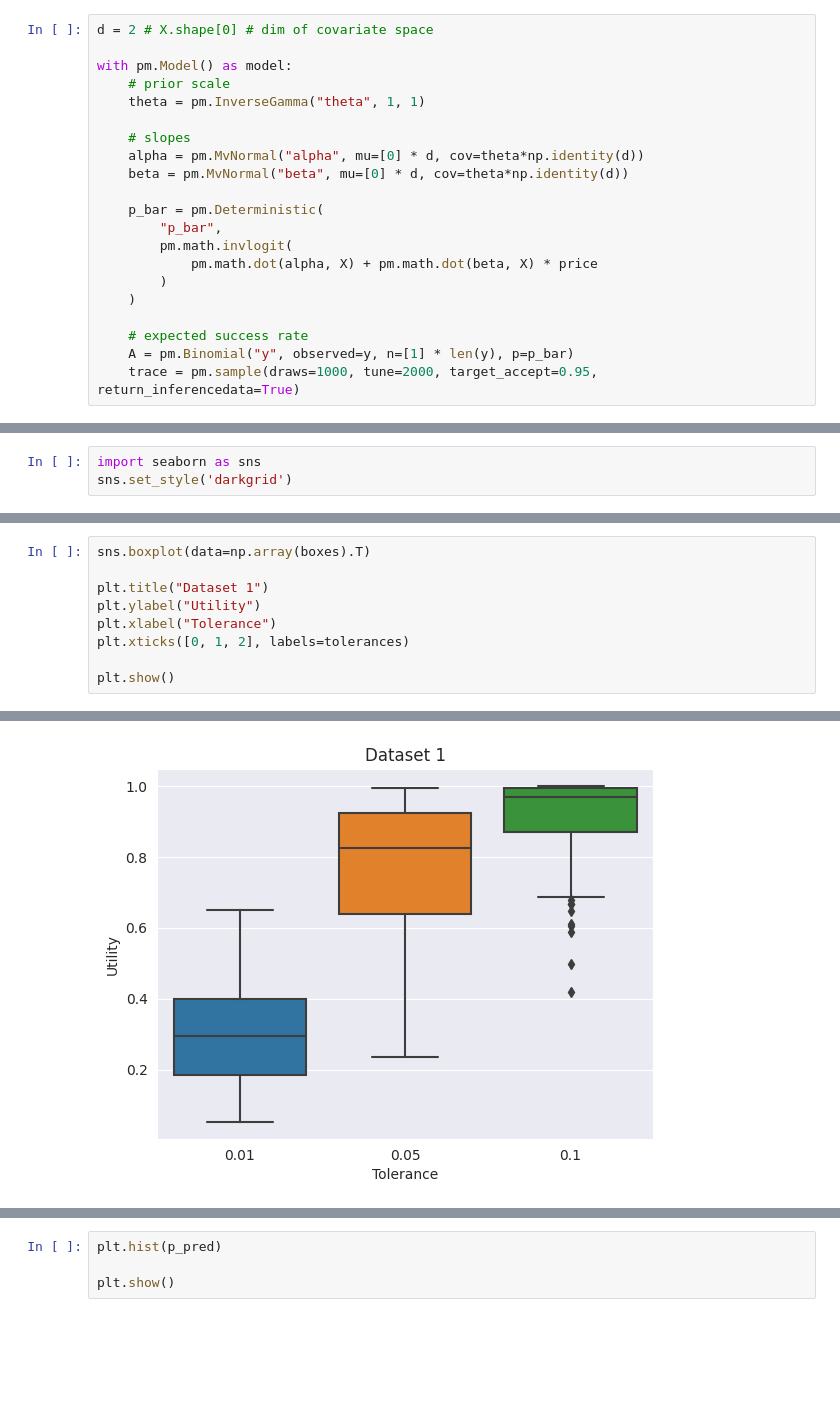
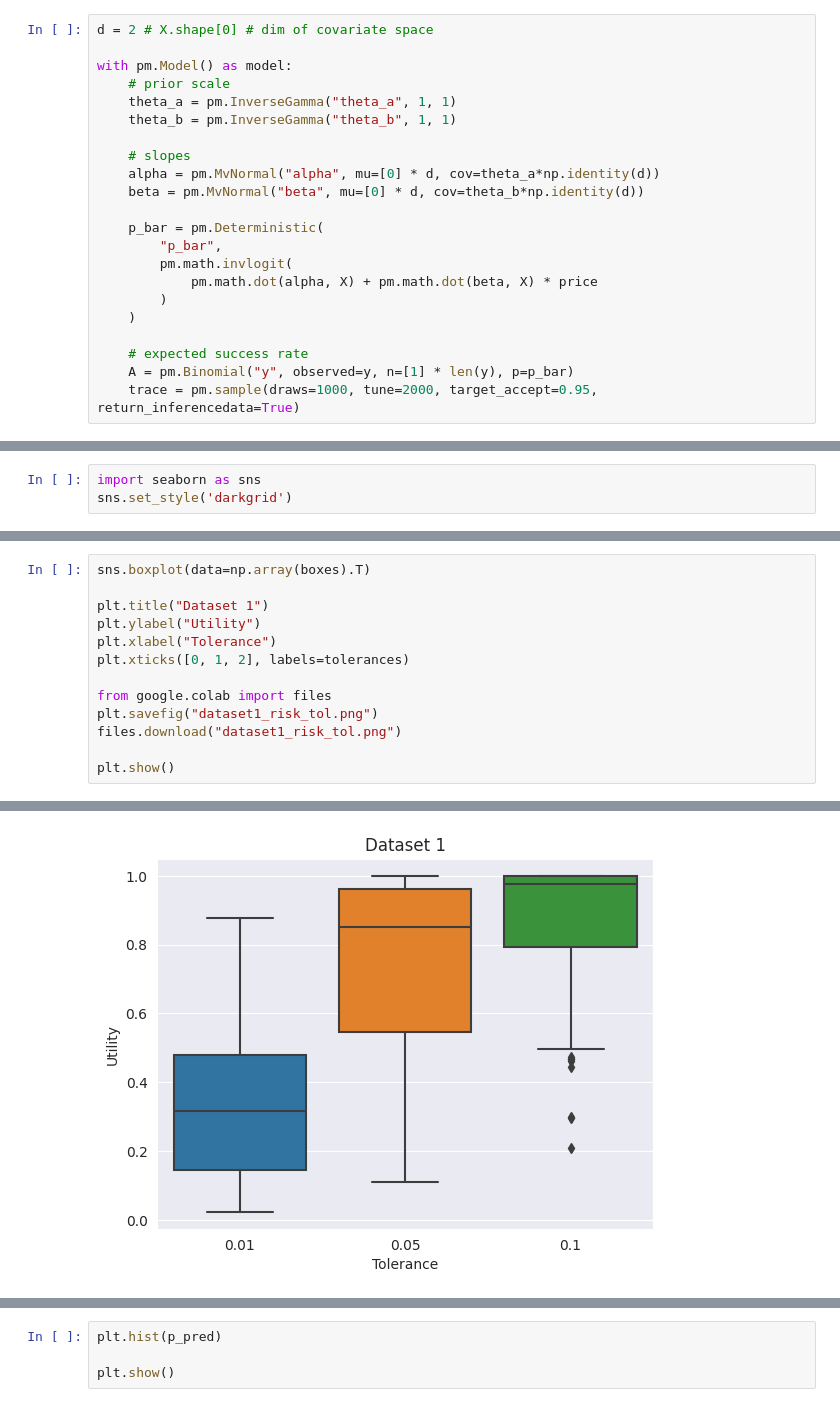
Before and after one commit to lentin26/Student-Prescription-Tree, a Jupyter notebook: lightGBM.ipynb, the cells around one changed output, grey strips where cells are left out. Cells and saved outputs as stored; diff of their text form; blank space fills up the shorter version.

```diff
--- a/lightGBM.ipynb
+++ b/lightGBM.ipynb
@@ -2068,11 +2068,12 @@ d = 2 # X.shape[0] # dim of covariate space
 
 with pm.Model() as model:
     # prior scale
-    theta = pm.InverseGamma("theta", 1, 1)
+    theta_a = pm.InverseGamma("theta_a", 1, 1)
+    theta_b = pm.InverseGamma("theta_b", 1, 1)
 
     # slopes
-    alpha = pm.MvNormal("alpha", mu=[0] * d, cov=theta*np.identity(d))
-    beta = pm.MvNormal("beta", mu=[0] * d, cov=theta*np.identity(d))
+    alpha = pm.MvNormal("alpha", mu=[0] * d, cov=theta_a*np.identity(d))
+    beta = pm.MvNormal("beta", mu=[0] * d, cov=theta_b*np.identity(d))
 
     p_bar = pm.Deterministic(
         "p_bar",
@@ -2183,5 +2184,9 @@ plt.ylabel("Utility")
 plt.xlabel("Tolerance")
 plt.xticks([0, 1, 2], labels=tolerances)
 
+from google.colab import files
+plt.savefig("dataset1_risk_tol.png")
+files.download("dataset1_risk_tol.png")
+
 plt.show()
 # %% [output]
@@ -2188 +2195 @@ plt.show()
-[figure, old version]
+[figure, new version]
```
Also changed, not shown: parts of 12 cells of this notebook.
